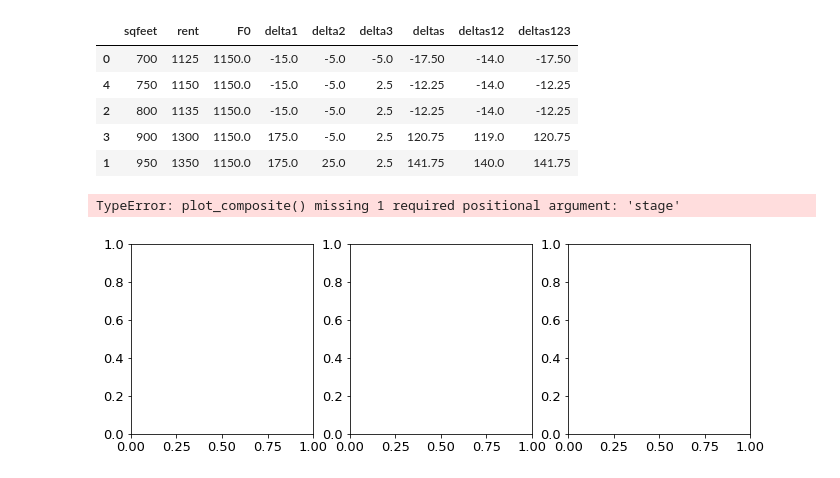
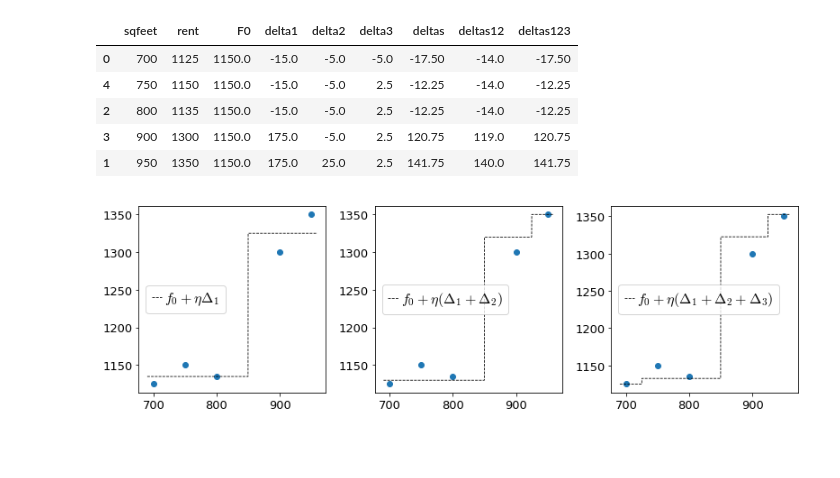
Before and after one commit to parrt/ml-articles, a Jupyter notebook: gradient-boosting/notebooks/dev-mae.ipynb, the cells around one changed output. Cells and saved outputs as stored; diff of their text form; code cells hidden in the pictures; blank space fills up the shorter version.

```diff
--- a/gradient-boosting/notebooks/dev-mae.ipynb
+++ b/gradient-boosting/notebooks/dev-mae.ipynb
@@ -38,7 +38,7 @@ def plot_composite(ax, gbm, stage, legend=True):
     y_pred = []
     for x in sqfeet_range:
         delta = 0.0
-        for t in gbm.stubs[0:stage]:
+        for t in gbm.stumps[0:stage]:
             delta += eta * t.l1predict(x)
         y_pred.append( f0 + delta )
     line2, = ax.plot(sqfeet_range, y_pred, linewidth=.8, linestyle='--', c='k')
@@ -57,7 +57,7 @@ def plot_composite(ax, gbm, stage, legend=True):
                   frameon=True,
                   labels=[label])
 # %%
-class Stub:
+class Stump:
     def __init__(self, X, residual, split):
         """
         We train on the residual or the sign vector but only to get
@@ -79,12 +79,12 @@ class Stub:
         return lmed if x < self.split else rmed
 
 class GBM:
-    def __init__(self, f0, stubs, eta):
-        self.f0, self.stubs, self.eta = f0, stubs, eta
+    def __init__(self, f0, stumps, eta):
+        self.f0, self.stumps, self.eta = f0, stumps, eta
 
     def l1predict(self, x):
         delta = 0.0
-        for t in self.stubs:
+        for t in self.stumps:
             delta += eta * t.l1predict(x)
         return self.f0 + delta
 # %%
@@ -108,16 +108,16 @@ def boost(df, xcol, ycol, splits, eta, stages):
     f0 = df[ycol].median()
     df['F0'] = f0
 
-    stubs = []
+    stumps = []
     for s in range(1,M+1):
         df[f'res{s}'] = df[ycol] - df[f'F{s-1}']
         df[f'sign{s}'] = np.sign(df[f'res{s}'])
-        t = Stub(df.sqfeet, df[f'res{s}'], splits[s])
-        stubs.append(t)
+        t = Stump(df.sqfeet, df[f'res{s}'], splits[s])
+        stumps.append(t)
         df[f'delta{s}'] = [t.l1predict(x) for x in df[xcol]]
         df[f'F{s}'] = df[f'F{s-1}'] + eta * df[f'delta{s}']
 
-    return GBM(f0, stubs, eta)
+    return GBM(f0, stumps, eta)
 # %%
 M = 3
 eta = 1
@@ -451,13 +451,12 @@ df[['sqfeet','rent','F0','delta1','delta2','delta3','deltas','deltas12','deltas1
 # %%
 fig, axes = plt.subplots(nrows=1, ncols=3, figsize=(11.1, 3.5))
 
-plot_composite(axes[0], 1)
-plot_composite(axes[1], 2)
-plot_composite(axes[2], 3)
+plot_composite(axes[0], gbm, 1)
+plot_composite(axes[1], gbm, 2)
+plot_composite(axes[2], gbm, 3)
 
 plt.tight_layout()
 plt.savefig('/tmp/u.svg')
 plt.show()
 # %% [output]
-TypeError: plot_composite() missing 1 required positional argument: 'stage'
-[figure, old version]
+[figure, new version]
```
Also changed, not shown: parts of 1 cell of this notebook, 2 other files.
